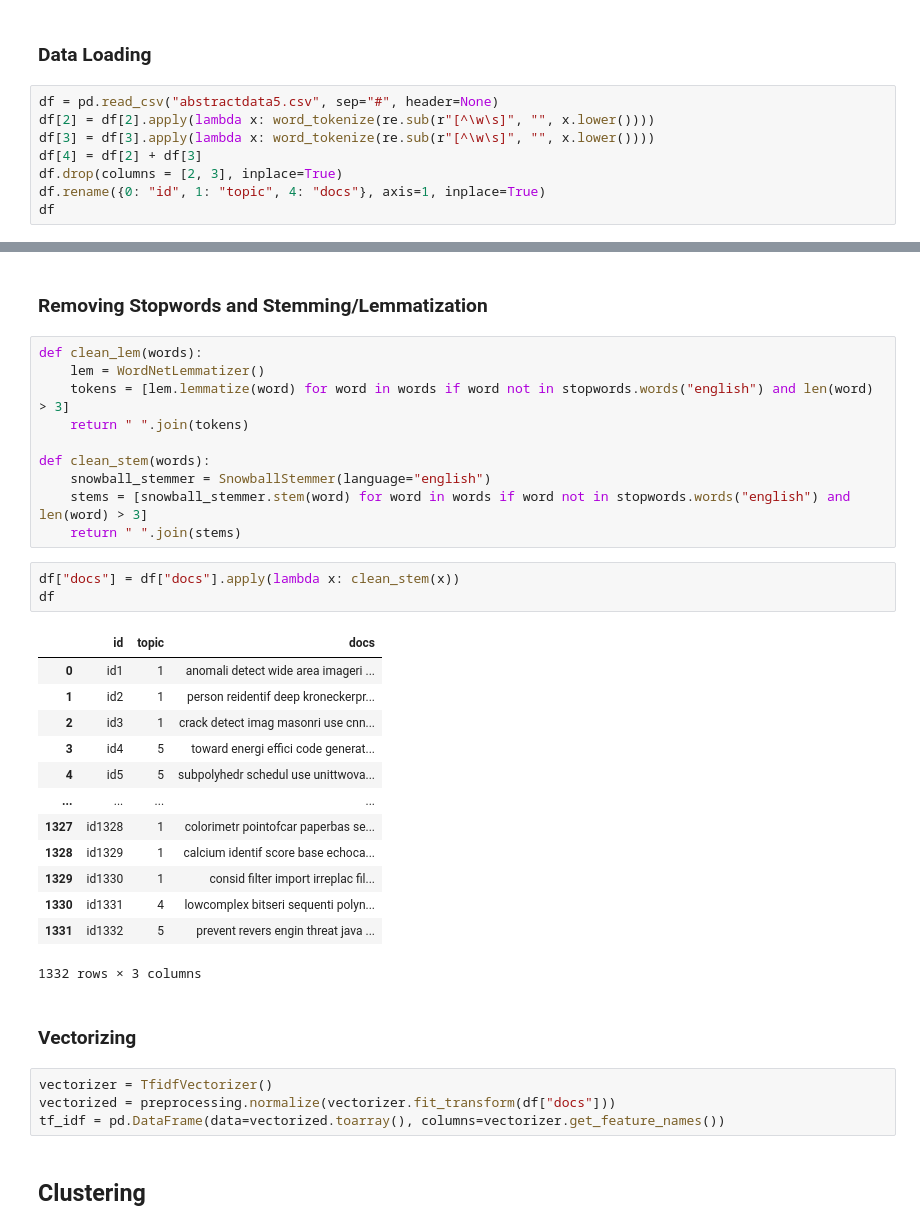
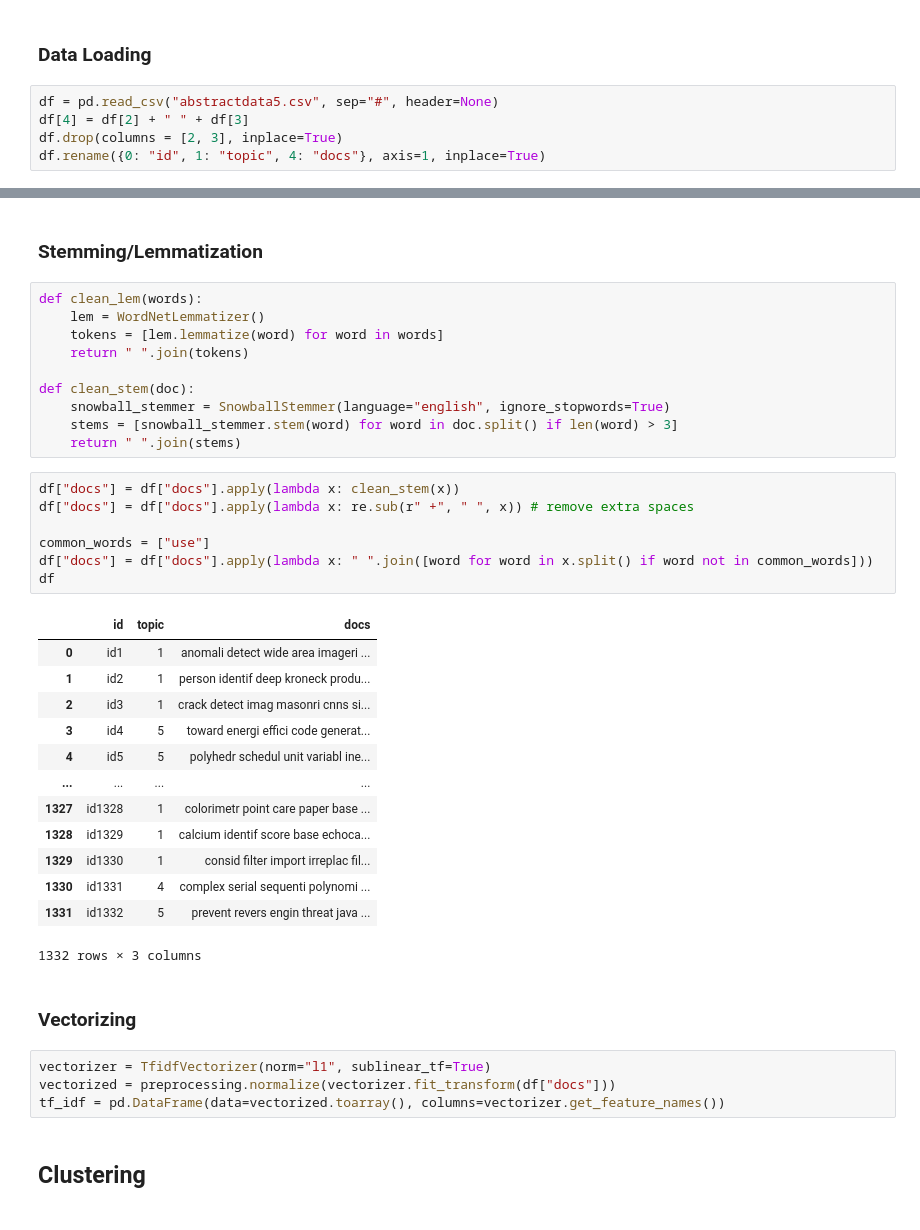
Before and after one commit to bronemos/dm-project, a Jupyter notebook: dm-project.ipynb, the cells around one changed output, grey strips where cells are left out. Saved outputs shown, nothing was run; the diff lists cells and outputs as text.

```diff
--- a/dm-project.ipynb
+++ b/dm-project.ipynb
@@ -48,9 +50,6 @@ warnings.filterwarnings("ignore")
 ### Data Loading
 # %%
 df = pd.read_csv("abstractdata5.csv", sep="#", header=None)
-df[2] = df[2].apply(lambda x: word_tokenize(re.sub(r"[^\w\s]", "", x.lower())))
-df[3] = df[3].apply(lambda x: word_tokenize(re.sub(r"[^\w\s]", "", x.lower())))
-df[4] = df[2] + df[3]
+df[4] = df[2] + " " + df[3]
 df.drop(columns = [2, 3], inplace=True)
 df.rename({0: "id", 1: "topic", 4: "docs"}, axis=1, inplace=True)
-df
@@ -71,36 +71,40 @@ df
 # %% [markdown]
-### Removing Stopwords and Stemming/Lemmatization
+### Stemming/Lemmatization
 # %%
 def clean_lem(words):
     lem = WordNetLemmatizer()
-    tokens = [lem.lemmatize(word) for word in words if word not in stopwords.words("english") and len(word) > 3]
+    tokens = [lem.lemmatize(word) for word in words]
     return " ".join(tokens)
 
-def clean_stem(words):
-    snowball_stemmer = SnowballStemmer(language="english")
-    stems = [snowball_stemmer.stem(word) for word in words if word not in stopwords.words("english") and len(word) > 3]
+def clean_stem(doc):
+    snowball_stemmer = SnowballStemmer(language="english", ignore_stopwords=True)
+    stems = [snowball_stemmer.stem(word) for word in doc.split() if len(word) > 3]
     return " ".join(stems)
-# %%
-df["docs"] = df["docs"].apply(lambda x: clean_stem(x))
-df
-# %% [output]
-|  | id | topic | docs |
-| 0 | id1 | 1 | anomali detect wide area imageri ... |
-| 1 | id2 | 1 | person reidentif deep kroneckerpr... |
-| 2 | id3 | 1 | crack detect imag masonri use cnn... |
-| 3 | id4 | 5 | toward energi effici code generat... |
-| 4 | id5 | 5 | subpolyhedr schedul use unittwova... |
-| ... | ... | ... | ... |
-| 1327 | id1328 | 1 | colorimetr pointofcar paperbas se... |
-| 1328 | id1329 | 1 | calcium identif score base echoca... |
-| 1329 | id1330 | 1 | consid filter import irreplac fil... |
-| 1330 | id1331 | 4 | lowcomplex bitseri sequenti polyn... |
-| 1331 | id1332 | 5 | prevent revers engin threat java ... |
-1332 rows × 3 columns
+# %%
+df["docs"] = df["docs"].apply(lambda x: clean_stem(x))
+df["docs"] = df["docs"].apply(lambda x: re.sub(r" +", " ", x)) # remove extra spaces
+
+common_words = ["use"]
+df["docs"] = df["docs"].apply(lambda x: " ".join([word for word in x.split() if word not in common_words]))
+df
+# %% [output]
+|  | id | topic | docs |
+| 0 | id1 | 1 | anomali detect wide area imageri ... |
+| 1 | id2 | 1 | person identif deep kroneck produ... |
+| 2 | id3 | 1 | crack detect imag masonri cnns si... |
+| 3 | id4 | 5 | toward energi effici code generat... |
+| 4 | id5 | 5 | polyhedr schedul unit variabl ine... |
+| ... | ... | ... | ... |
+| 1327 | id1328 | 1 | colorimetr point care paper base ... |
+| 1328 | id1329 | 1 | calcium identif score base echoca... |
+| 1329 | id1330 | 1 | consid filter import irreplac fil... |
+| 1330 | id1331 | 4 | complex serial sequenti polynomi ... |
+| 1331 | id1332 | 5 | prevent revers engin threat java ... |
+1332 rows × 3 columns
 # %% [markdown]
 ### Vectorizing
 # %%
-vectorizer = TfidfVectorizer()
+vectorizer = TfidfVectorizer(norm="l1", sublinear_tf=True)
 vectorized = preprocessing.normalize(vectorizer.fit_transform(df["docs"]))
 tf_idf = pd.DataFrame(data=vectorized.toarray(), columns=vectorizer.get_feature_names())
 # %% [markdown]
```
Also changed, not shown: parts of 12 cells of this notebook, 1 other file.
